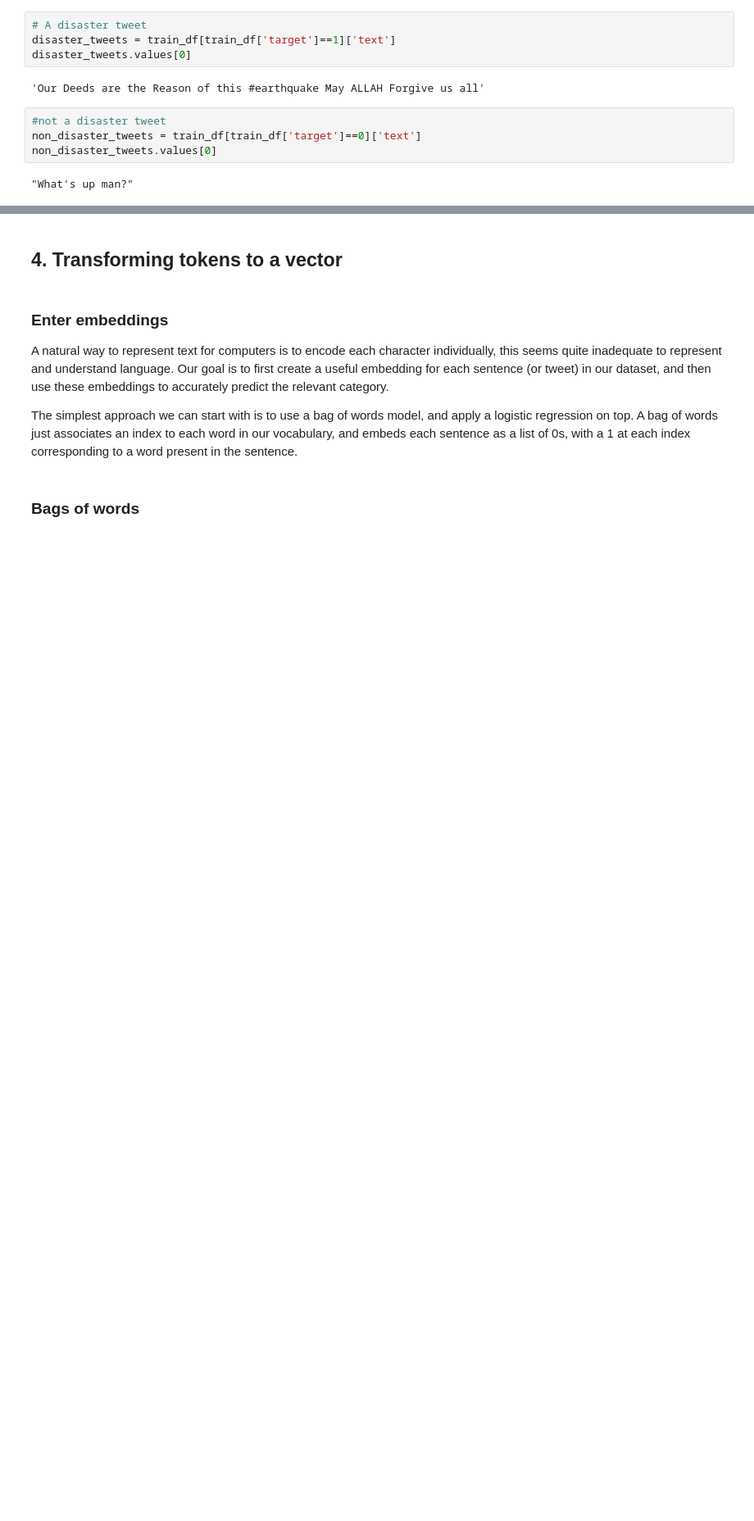
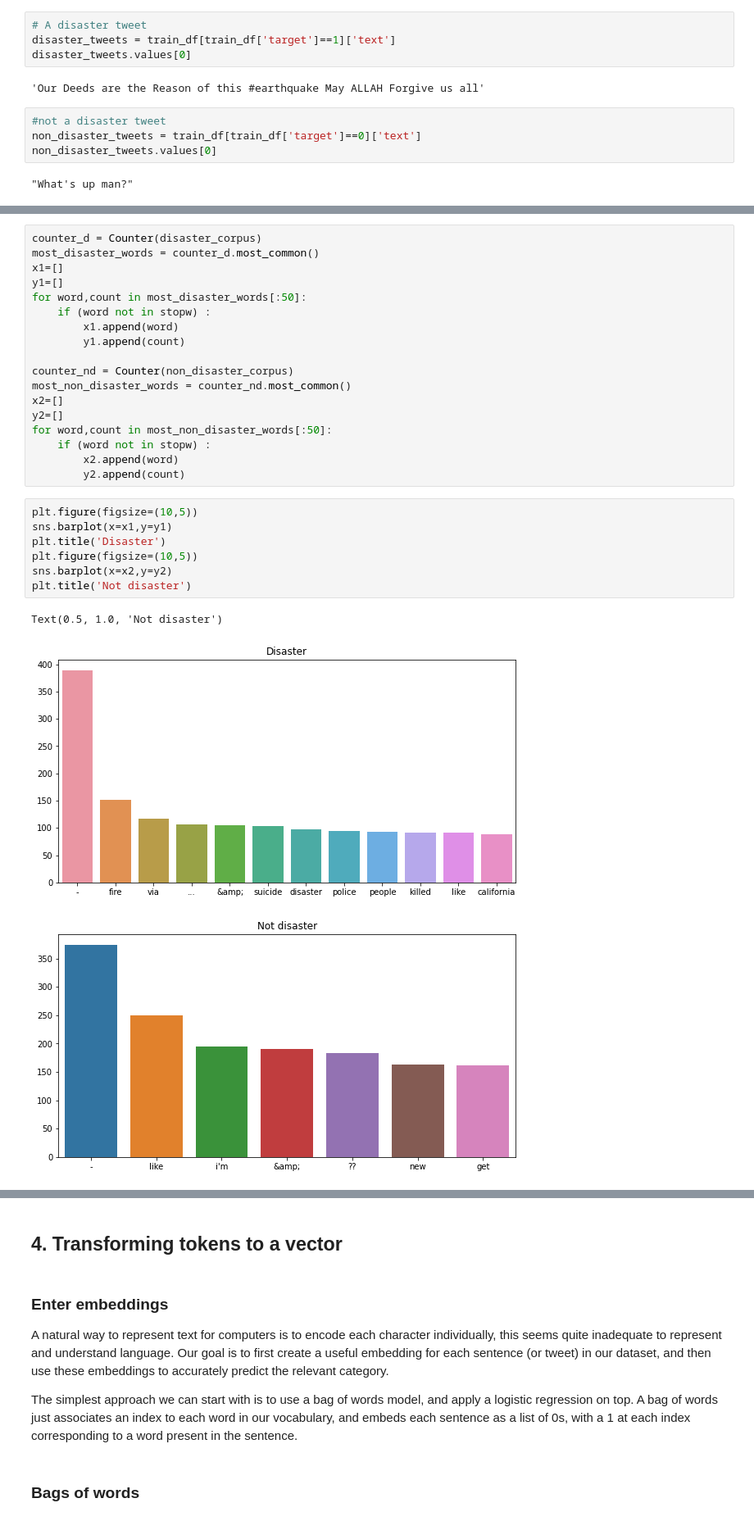
Before and after one commit to yassinhediger/fakenewsdetection, a Jupyter notebook: notebook/bigScale_proj2_sa.ipynb, the cells around one changed output, grey strips where cells are left out. Shown at 82% size. Drawn from its saved outputs; the diff is of its cells as text; blank space fills up the shorter version.

```diff
--- a/notebook/bigScale_proj2_sa.ipynb
+++ b/notebook/bigScale_proj2_sa.ipynb
@@ -153,0 +250,29 @@ Name: target, dtype: int64
+# %%
+counter_d = Counter(disaster_corpus)
+most_disaster_words = counter_d.most_common()
+x1=[]
+y1=[]
+for word,count in most_disaster_words[:50]:
+    if (word not in stopw) :
+        x1.append(word)
+        y1.append(count)
+
+counter_nd = Counter(non_disaster_corpus)
+most_non_disaster_words = counter_nd.most_common()
+x2=[]
+y2=[]
+for word,count in most_non_disaster_words[:50]:
+    if (word not in stopw) :
+        x2.append(word)
+        y2.append(count)
+# %%
+plt.figure(figsize=(10,5))
+sns.barplot(x=x1,y=y1)
+plt.title('Disaster')
+plt.figure(figsize=(10,5))
+sns.barplot(x=x2,y=y2)
+plt.title('Not disaster')
+# %% [output]
+Text(0.5, 1.0, 'Not disaster')
+[figure, added]
+[figure, added]
```
Also changed, not shown: parts of 170 cells of this notebook, 4 other files.
